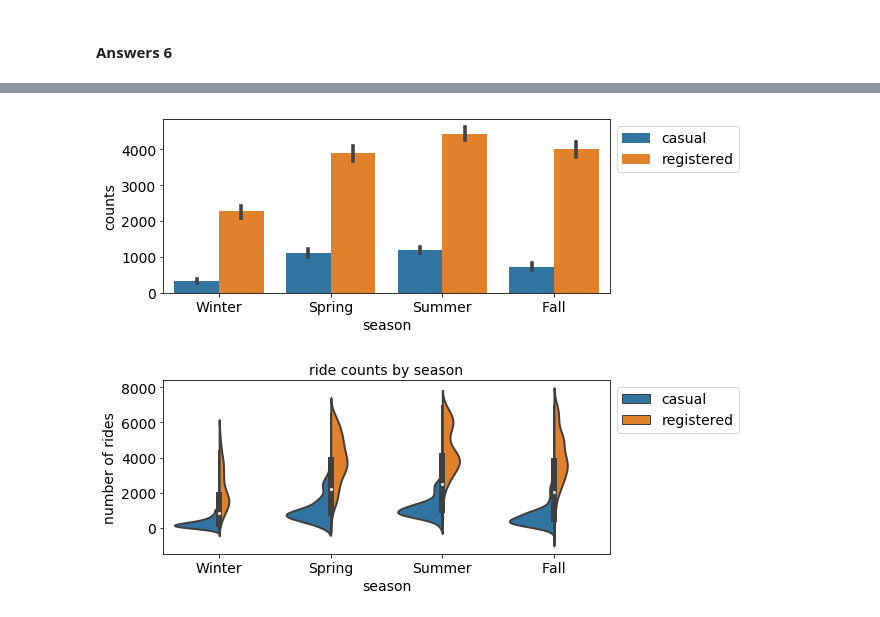
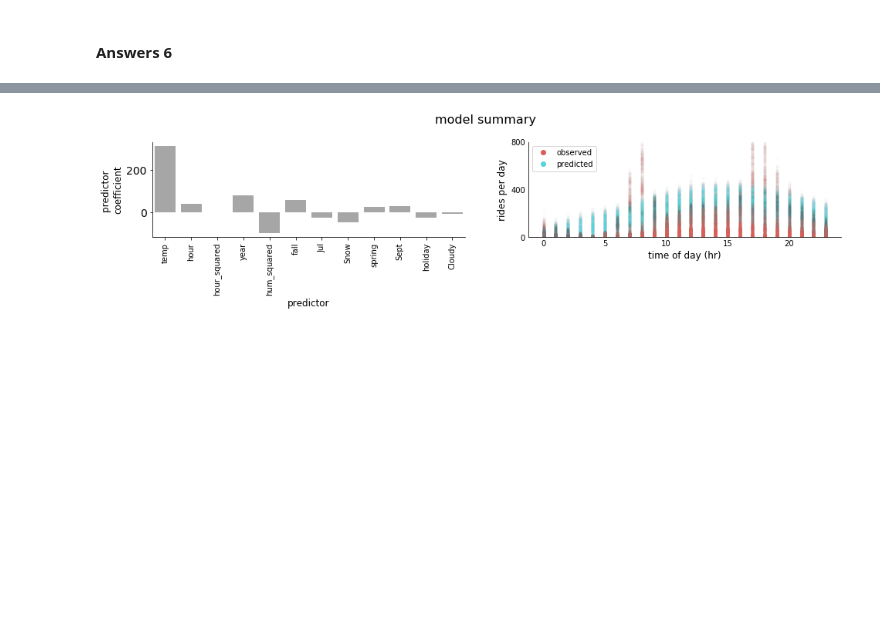
Before and after one commit to werkhoven/CS109_notebooks, a Jupyter notebook: HW3/cs109a_hw3_109_werkhoven.ipynb, the cells around one changed output, grey strips where cells are left out. Saved outputs shown, nothing was run; the diff lists cells and outputs as text; code cells hidden in the pictures; blank space fills up the shorter version.

```diff
--- a/HW3/cs109a_hw3_109_werkhoven.ipynb
+++ b/HW3/cs109a_hw3_109_werkhoven.ipynb
@@ -789,18 +756,31 @@ vis_df = pd.DataFrame.from_dict(data)
-# %%
-# first plot
-plt.figure(figsize=(8,8))
-plt.subplot(2,1,1)
-ax = sns.barplot(x="season", y="counts", data=vis_df, hue="user_type")
-plt.xticks(np.arange(4),("Winter","Spring","Summer","Fall"))
-ax.legend(loc='upper left', bbox_to_anchor=(1,1))
-
-plt.subplot(2,1,2)
-ax = sns.violinplot(x='season', y="counts", hue="user_type", split=True, data=vis_df)
-ax.legend(loc='upper left', bbox_to_anchor=(1,1))
-plt.xlabel("season")
-plt.ylabel("number of rides")
-plt.xticks(np.arange(4),("Winter","Spring","Summer","Fall"))
-th = plt.title("ride counts by season")
-plt.subplots_adjust(hspace=0.5)
-# %% [output]
-[figure, removed]
+# %%
+plt.figure(figsize=(16,5))
+plt.subplot(2,2,1)
+bp = sns.barplot(x=best_predictors[:-1], y=best_k_model.params[1:], orient="v", color=(.65,.65,.65))
+bp.set_xticklabels(bp.get_xticklabels(), rotation=90, fontsize=10)
+plt.ylabel("predictor \ncoefficient", fontsize=12)
+plt.xlabel("predictor", fontsize=12)
+sns.despine()
+
+plt.subplot(2,2,2)
+x = vis_df.hour.values
+y = vis_df.counts.values
+colors = sns.color_palette("hls", 2)
+plt.scatter(x, y, s=10, c=colors[0], edgecolor=None, alpha=0.01, label="observed");
+#y = list(map(temp_model,np.linspace(0,1,2)))
+y = best_k_model.predict(sm.add_constant(train_df.drop("counts", axis=1).values))
+x = train_df.hour.values
+plt.yticks((0,400,800))
+plt.scatter(x,y,c=colors[1], s=10, alpha=0.01, label="predicted")
+obs = mlines.Line2D([], [], color=colors[0], marker='o', linestyle='None', markersize=6, label='observed')
+pred = mlines.Line2D([], [], color=colors[1], marker='o', linestyle='None', markersize=6, label='predicted')
+plt.legend(handles=[obs,pred], fontsize=10)
+#plt.show()
+plt.ylim(0,800)
+plt.ylabel("rides per day", fontsize=12)
+plt.xlabel("time of day (hr)", fontsize=12)
+plt.tick_params(labelsize=10, length=0)
+plt.suptitle("model summary")
+sns.despine();
+# %% [output]
+[figure, added]
```
Also changed, not shown: parts of 14 cells of this notebook, 31 other files.
